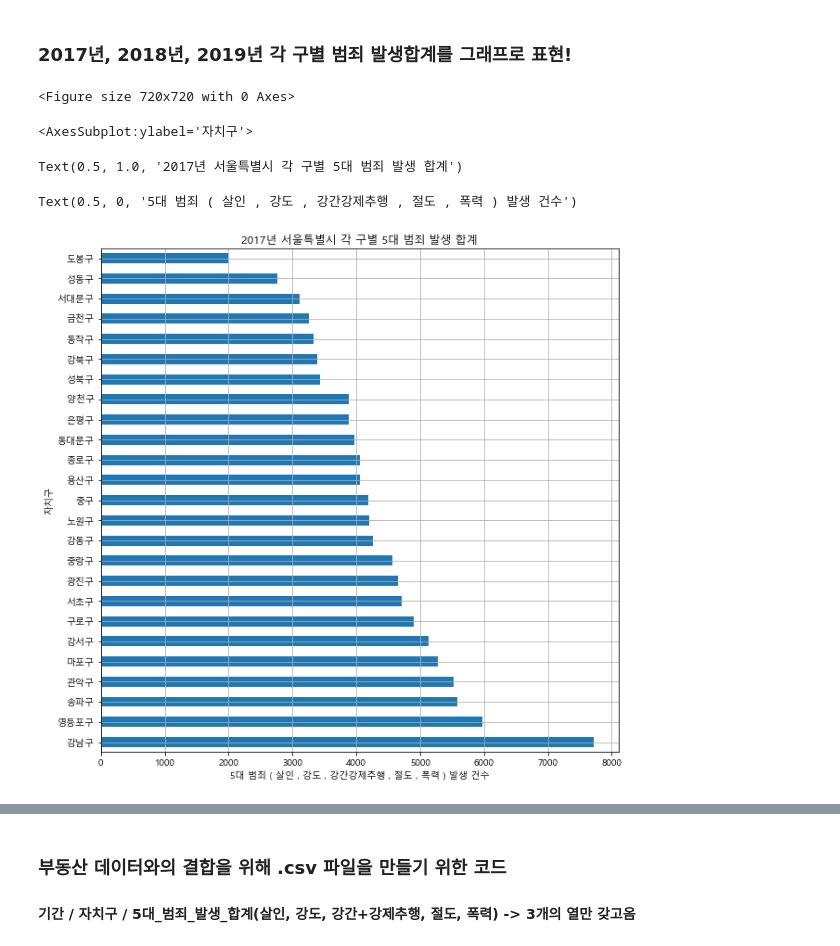
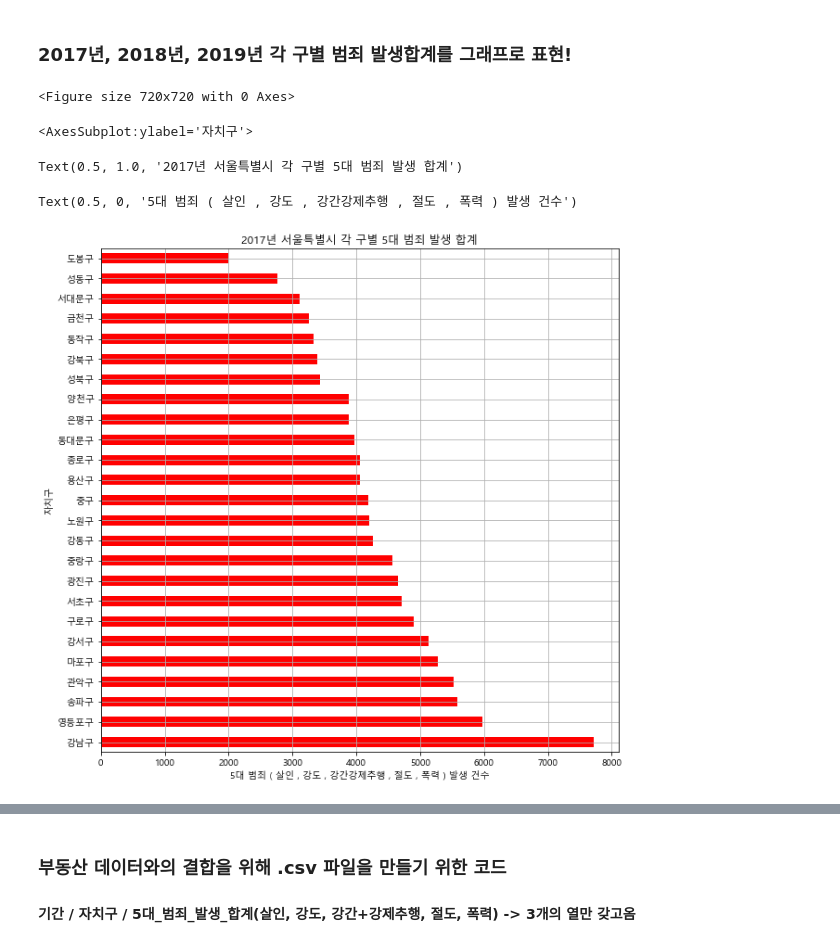
Before and after one commit to laits1/TIL, a Jupyter notebook: project/1)data분석 프로젝트/00_서울특별시 5대 범죄 발생건수 (모두 포함) (장건희).ipynb, the cells around one changed output, grey strips where cells are left out. Cells and saved outputs as stored; diff of their text form; code cells hidden in the pictures.

```diff
--- a/project/1)data분석 프로젝트/00_서울특별시 5대 범죄 발생건수 (모두 포함) (장건희).ipynb
+++ b/project/1)data분석 프로젝트/00_서울특별시 5대 범죄 발생건수 (모두 포함) (장건희).ipynb
@@ -273,15 +273,15 @@ data_17.head()
 ### 2017년, 2018년, 2019년 각 구별 범죄 발생합계를 그래프로 표현!
 # %%
 plt.figure(figsize=(10,10)) # 10 -> 720 픽셀
-data_17['합계_발생_int'].plot(kind='barh', grid=True)
+data_17['합계_발생_int'].plot(kind='barh', grid=True, color='red')
 plt.title('2017년 서울특별시 각 구별 5대 범죄 발생 합계')
 plt.xlabel('5대 범죄 ( 살인 , 강도 , 강간강제추행 , 절도 , 폭력 ) 발생 건수')
 plt.show()
 # %% [output]
 <Figure size 720x720 with 0 Axes>
 <AxesSubplot:ylabel='자치구'>
 Text(0.5, 1.0, '2017년 서울특별시 각 구별 5대 범죄 발생 합계')
 Text(0.5, 0, '5대 범죄 ( 살인 , 강도 , 강간강제추행 , 절도 , 폭력 ) 발생 건수')
-[figure, old version]
+[figure, new version]
 # %%
 plt.figure(figsize=(10,10)) # 10 -> 720 픽셀
```
Also changed, not shown: parts of 4 cells of this notebook, 12 other files.
